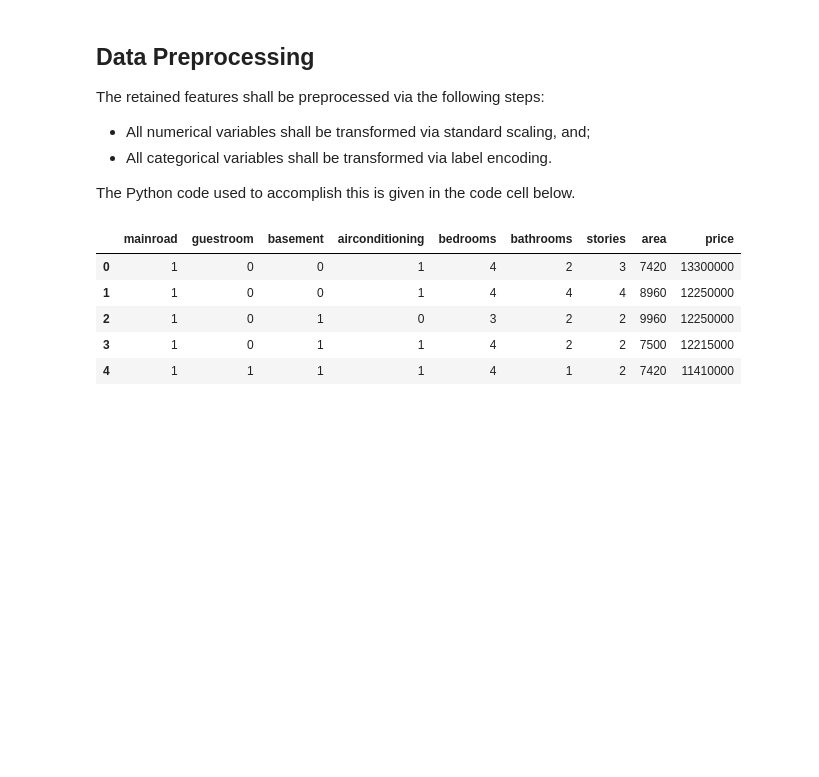
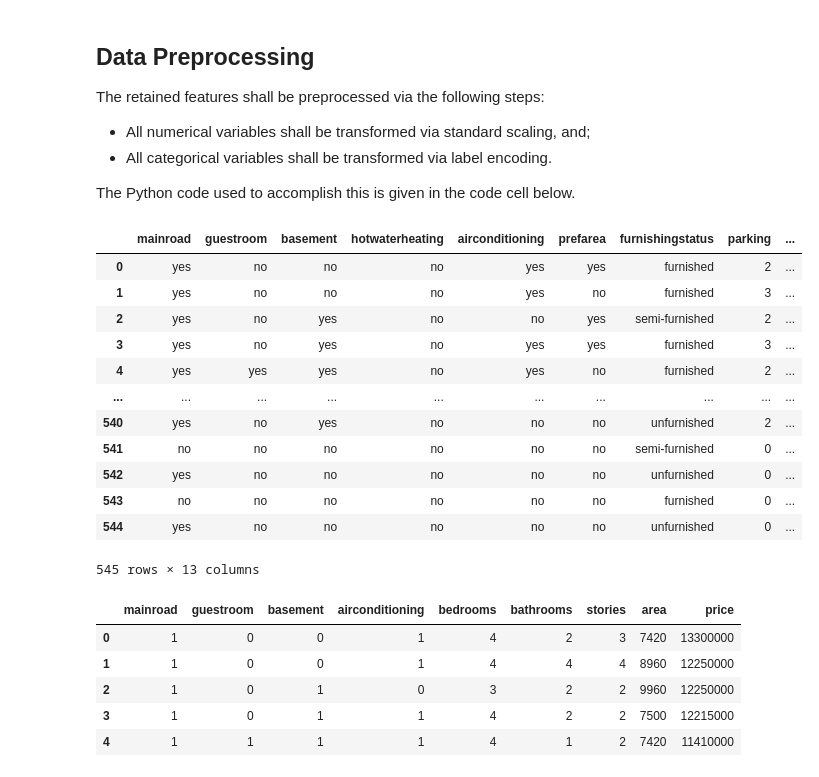
Before and after one commit to mzakariaz/BI-Machine-Learning-Project-1, a Jupyter notebook: house-price-prediction.ipynb, the cells around one changed output. Saved outputs shown, nothing was run; the diff lists cells and outputs as text; code cells hidden in the pictures; blank space fills up the shorter version.

```diff
--- a/house-price-prediction.ipynb
+++ b/house-price-prediction.ipynb
@@ -193,9 +193,3 @@ The following findings were made:
 # %% [markdown]
 ## **Feature Engineering**
 No new features shall be created from the current variables. However, some features will be removed, as mentioned previously, because they are deemed weak predictors of the target variable. The Python code to accomplish this is given in the code cell below.
-# %%
-# Remove unwanted columns in the dataset
-df.drop(columns = ["hotwaterheating", "parking", "prefarea", "furnishingstatus"], inplace = True)
-
-# Display the first few rows of the dataset
-df.head()
@@ -215,7 +211,23 @@ The retained features shall be preprocessed via the following steps:
 The Python code used to accomplish this is given in the code cell below.
 # %%
 # Reorder the dataset
-df = df.iloc[:,[5,6,7,8,2,3,4,1,0]]
+df = df.iloc[:,[5,6,7,8,9,11,12,10,4,3,2,1,0,]]
+# %%
+df
+# %% [output]
+|  | mainroad | guestroom | basement | hotwaterheating | airconditioning | prefarea | furnishingstatus | parking | ... |
+| 0 | yes | no | no | no | yes | yes | furnished | 2 | ... |
+| 1 | yes | no | no | no | yes | no | furnished | 3 | ... |
+| 2 | yes | no | yes | no | no | yes | semi-furnished | 2 | ... |
+| 3 | yes | no | yes | no | yes | yes | furnished | 3 | ... |
+| 4 | yes | yes | yes | no | yes | no | furnished | 2 | ... |
+| ... | ... | ... | ... | ... | ... | ... | ... | ... | ... |
+| 540 | yes | no | yes | no | no | no | unfurnished | 2 | ... |
+| 541 | no | no | no | no | no | no | semi-furnished | 0 | ... |
+| 542 | yes | no | no | no | no | no | unfurnished | 0 | ... |
+| 543 | no | no | no | no | no | no | furnished | 0 | ... |
+| 544 | yes | no | no | no | no | no | unfurnished | 0 | ... |
+545 rows × 13 columns
 # %%
 # Label-encode the categorical variables
 categorical_variables = ["mainroad", "guestroom", "basement", "airconditioning"]
```
Also changed, not shown: parts of 11 cells of this notebook.
